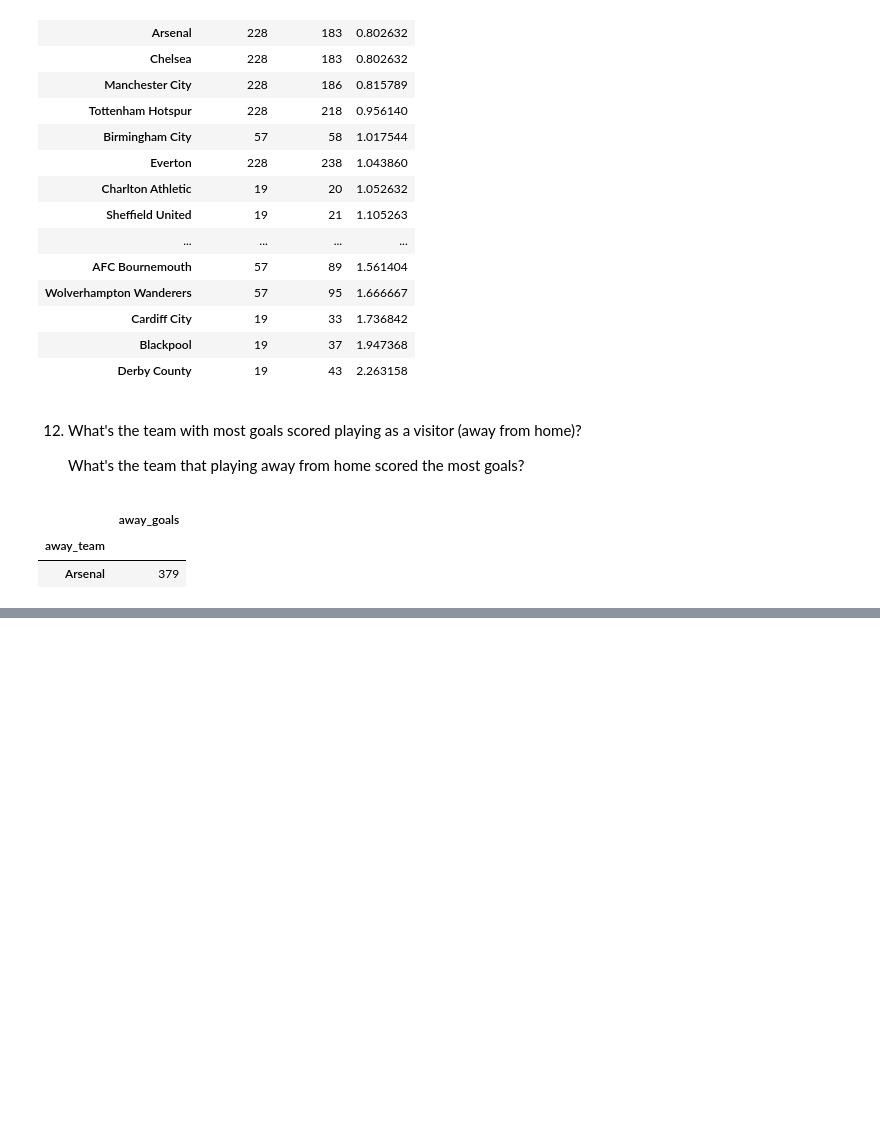
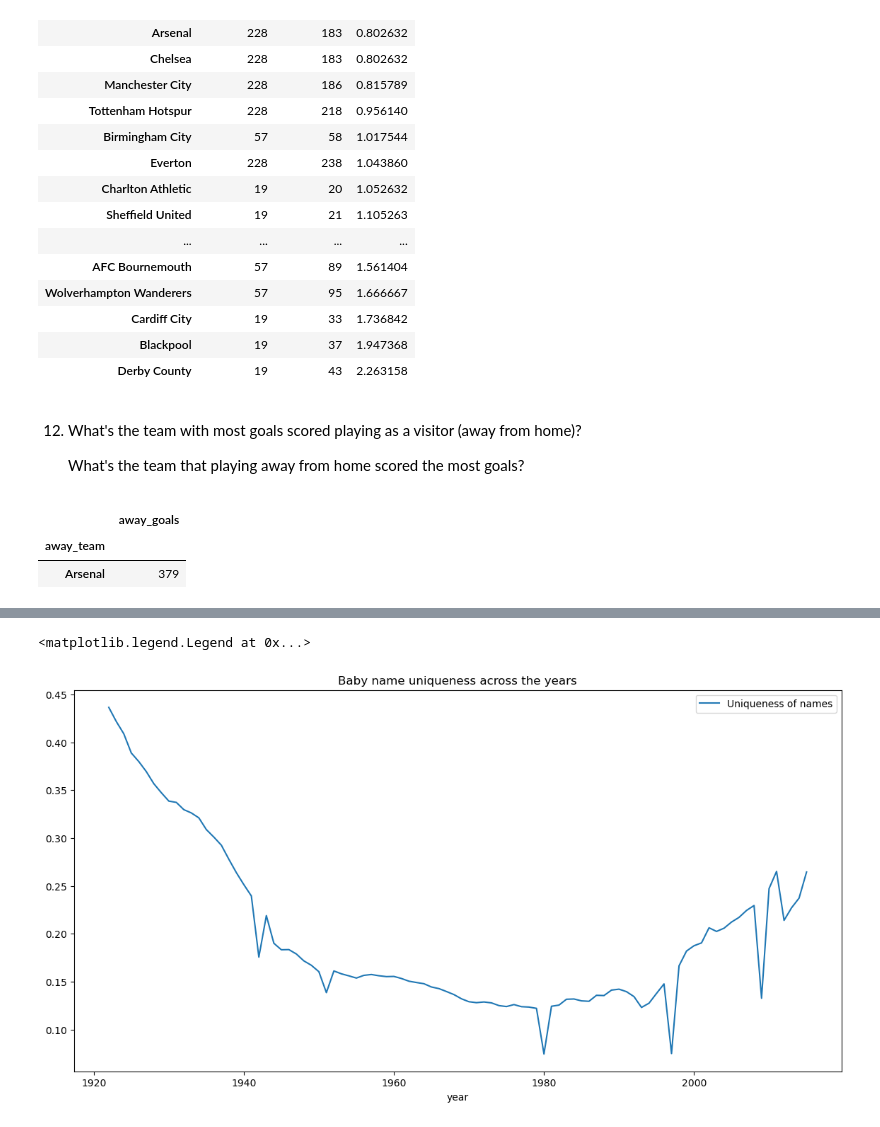
Before and after one commit to DVadeus/Data-Analysis, a Jupyter notebook: 4 Data Wrangling with Pandas.ipynb, the cells around one changed output, grey strips where cells are left out. Cells and saved outputs as stored; diff of their text form; code cells hidden in the pictures; blank space fills up the shorter version.

```diff
--- a/4 Data Wrangling with Pandas.ipynb
+++ b/4 Data Wrangling with Pandas.ipynb
@@ -1943,0 +2122,6 @@ df.groupby('away_team').agg({'away_goals': 'sum'}).sort_values('away_goals', asc
+# %%
+unique_names_df = df.groupby('year').agg(Total_Newborns = ('quantity', 'sum'),
+                                         Total_Unique_Names = ('name', 'size'))
+unique_names_df.columns = ['Total Newborns', 'Total Unique Names']
+unique_names_df['Uniqueness'] = unique_names_df['Total Unique Names'] / unique_names_df['Total Newborns']
+unique_names_df
@@ -1943,0 +2165,9 @@ df.groupby('away_team').agg({'away_goals': 'sum'}).sort_values('away_goals', asc
+# %%
+fig, ax = plt.subplots(figsize=(14, 7))
+unique_names_df.plot(y = 'Uniqueness',
+                     title = 'Baby name uniqueness across the years',
+                     ax = ax)
+ax.legend(['Uniqueness of names'])
+# %% [output]
+<matplotlib.legend.Legend at 0x...>
+[figure, added]
```
Also changed, not shown: parts of 83 cells of this notebook, 2 other files.
